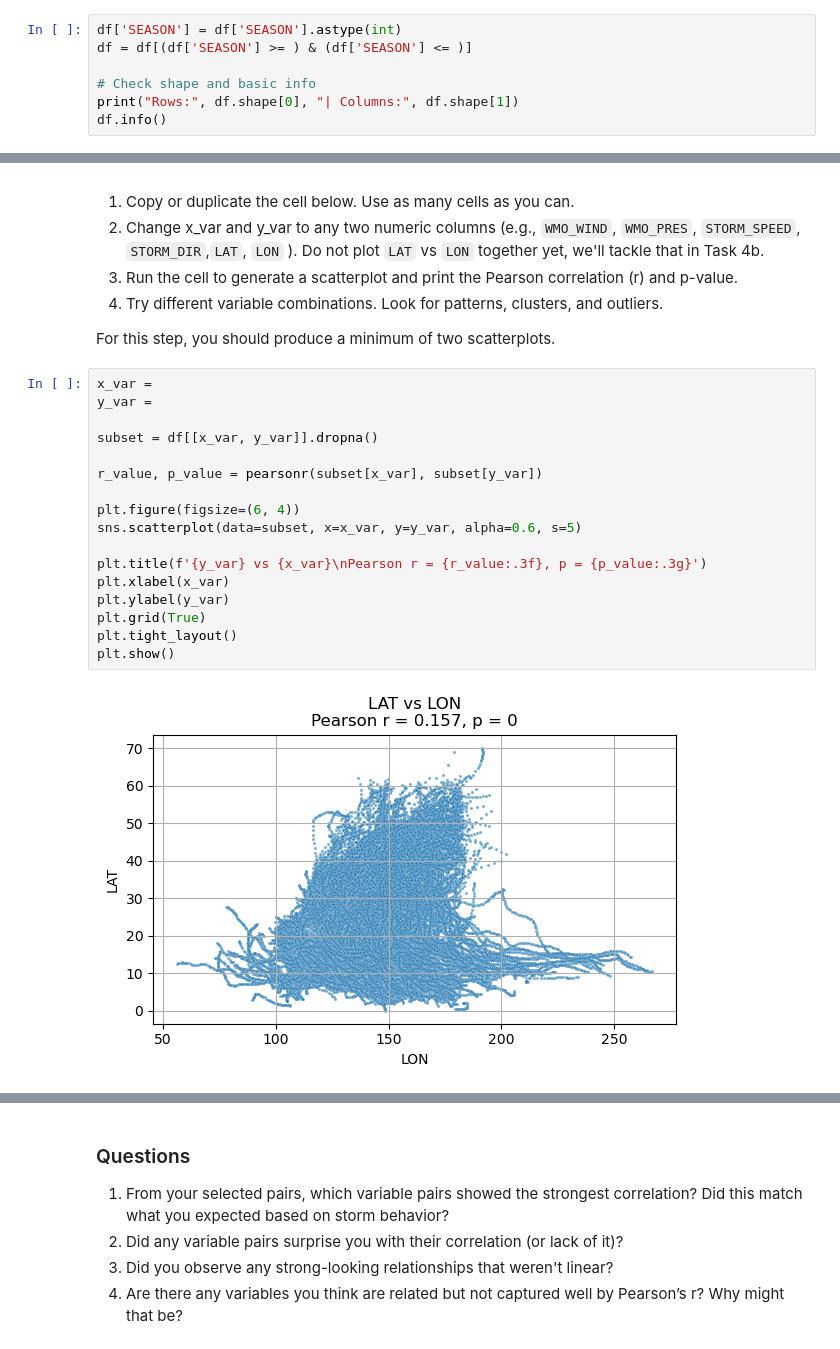
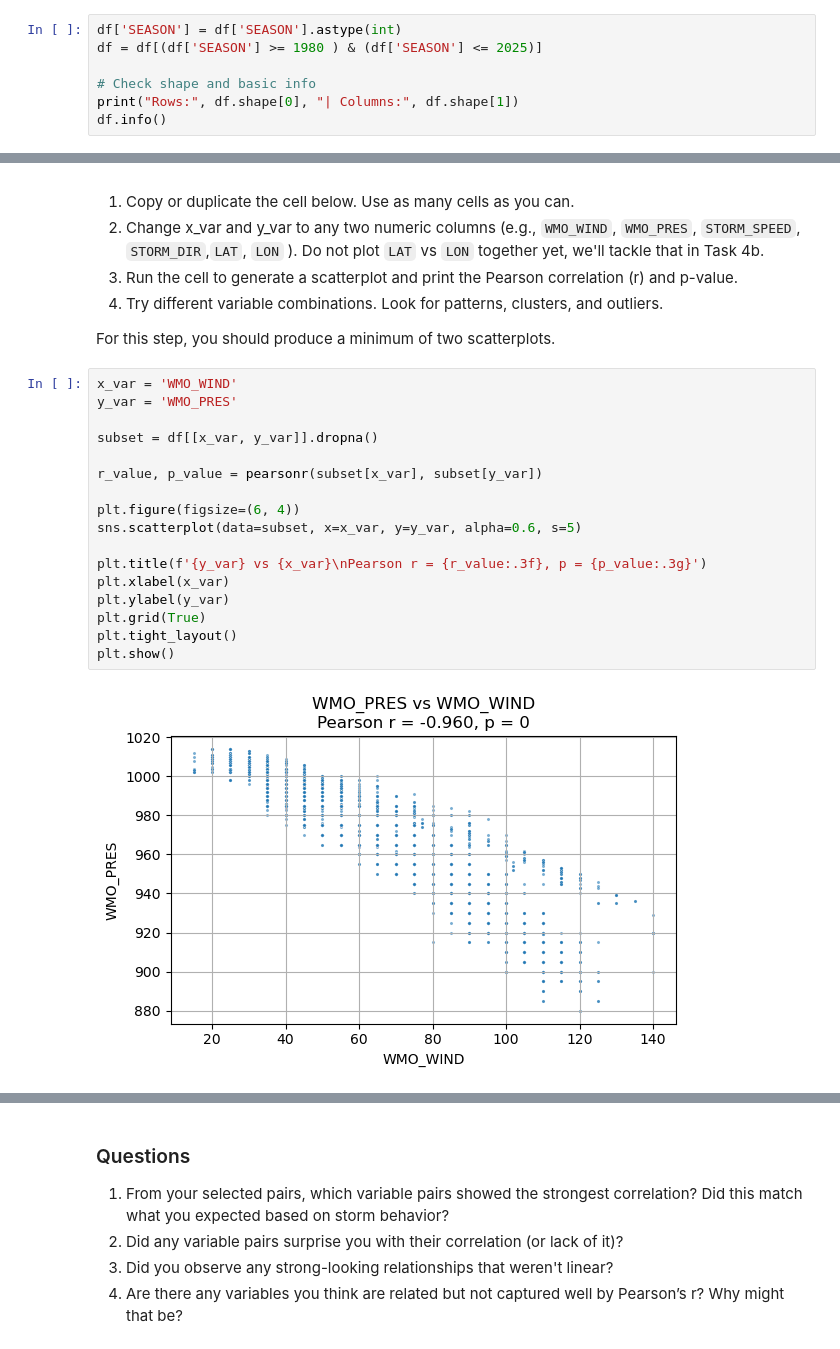
Before and after one commit to acgaribay/Meteo203-2526-Garibay, a Jupyter notebook: ex05_runs.ipynb, the cells around one changed output, grey strips where cells are left out. Saved outputs shown, nothing was run; the diff lists cells and outputs as text.

```diff
--- a/ex05_runs.ipynb
+++ b/ex05_runs.ipynb
@@ -105,7 +105,7 @@ df.isnull()
 While the IBTrACS dataset is complete, reliable wind data only exists post satellite era [1980 onwards](https://journals.ametsoc.org/view/journals/bams/91/3/2009bams2755_1.xml). Let's filter the dataset according to the column `SEASON`.
 # %%
 df['SEASON'] = df['SEASON'].astype(int)
-df = df[(df['SEASON'] >= ) & (df['SEASON'] <= )]
+df = df[(df['SEASON'] >= 1980 ) & (df['SEASON'] <= 2025)]
 
 # Check shape and basic info
 print("Rows:", df.shape[0], "| Columns:", df.shape[1])
@@ -182,21 +257,21 @@ In this section, you'll explore how two storm-related variables relate to each o
 
 For this step, you should produce a minimum of two scatterplots.
 # %%
-x_var =
-y_var =
+x_var = 'WMO_WIND'
+y_var = 'WMO_PRES'
 
 subset = df[[x_var, y_var]].dropna()
 
 r_value, p_value = pearsonr(subset[x_var], subset[y_var])
 
 plt.figure(figsize=(6, 4))
 sns.scatterplot(data=subset, x=x_var, y=y_var, alpha=0.6, s=5)
 
 plt.title(f'{y_var} vs {x_var}\nPearson r = {r_value:.3f}, p = {p_value:.3g}')
 plt.xlabel(x_var)
 plt.ylabel(y_var)
 plt.grid(True)
 plt.tight_layout()
 plt.show()
 # %% [output]
-[figure, old version]
+[figure, new version]
```
Also changed, not shown: parts of 12 cells of this notebook.
